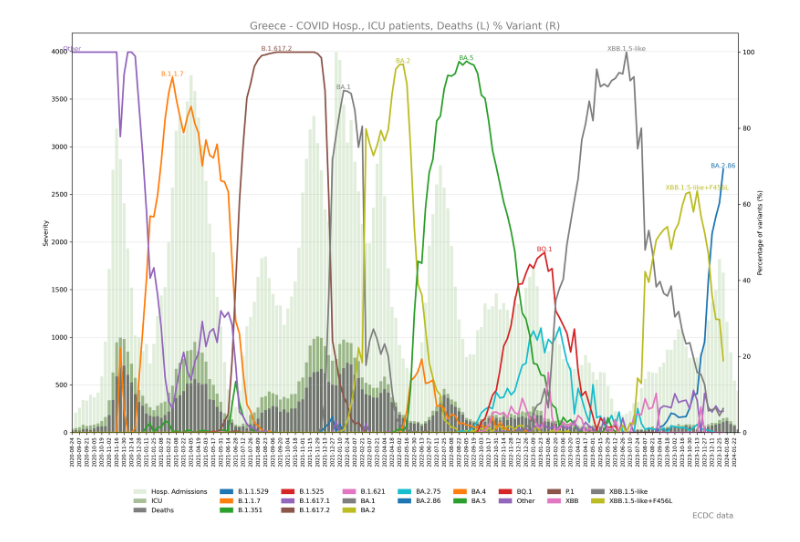
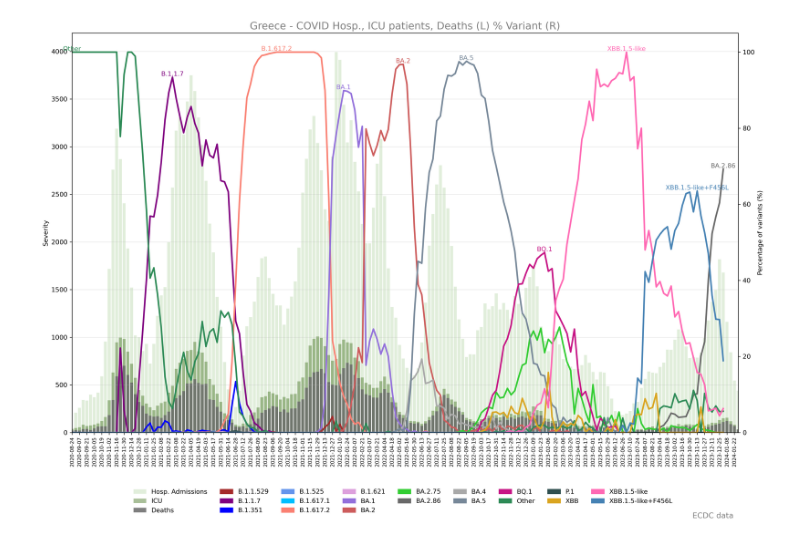
Before and after one commit to Sandbird/ecdc_parser, a Jupyter notebook: notebook.ipynb, the cells around one changed output. Cells and saved outputs as stored; diff of their text form; code cells hidden in the pictures.

```diff
--- a/notebook.ipynb
+++ b/notebook.ipynb
@@ -1,6 +1,7 @@
 # %%
 import pandas as pd
 import matplotlib.pyplot as plt
+import matplotlib.colors as mcolors
 import numpy as np
 import random
 
@@ -26,15 +27,36 @@ variants.index = pd.to_datetime(variants.index + '-1', format='%G-W%V-%u').map(l
 # Filter out data before '2020-09-20'
 variants = variants.loc['2020-08-20':]
 
-# Get the number of available colors in the tab10 colormap
-num_colors = len(plt.cm.tab10.colors)
+#-----------------------------------------------------------------------------------------
 
-# If the number of variants is less than the number of available colors, sample without replacement
-if len(variants.columns) <= num_colors:
-    variant_colors = random.sample(list(plt.cm.tab10.colors), len(variants.columns))
-# Otherwise, cycle through colors to ensure enough colors for all variants
-else:
-    variant_colors = [plt.cm.tab10.colors[i % num_colors] for i in range(len(variants.columns))]
+def is_bright(color, threshold=0.7):
+    # Calculate the luminance of the color
+    luminance = 0.2126 * color[0] + 0.7152 * color[1] + 0.0722 * color[2]
+    # Check if the luminance is above the threshold
+    return luminance > threshold
+
+def color_distance(color1, color2):
+    # Calculate Euclidean distance between two colors in RGB space
+    return np.linalg.norm(np.array(color1) - np.array(color2))
+
+def random_color_generator(num_colors, min_distance=0.2, seed=None):
+    if seed is not None:
+        random.seed(seed)
+    colors = []
+    available_colors = list(mcolors.CSS4_COLORS.keys())  # Use keys to get color names directly
+    while len(colors) < num_colors:
+        color_name = random.choice(available_colors)
+        color_rgb = mcolors.to_rgb(color_name)
+        if not is_bright(color_rgb):
+            # Check distance from other colors
+            if all(color_distance(color_rgb, mcolors.to_rgb(c)) > min_distance for c in colors):
+                colors.append(color_name)
+    return colors
+
+
+# Get the number of random colors using a seed
+num_colors = len(variants.columns)
+variant_colors = random_color_generator(num_colors, seed=1123)
 
 #-----------------------------------------------------------------------------------------
 
@@ -118,31 +140,31 @@ ax1.grid(axis='y', alpha=0.3, zorder=0)  # Adjust alpha for transparency and zor
 # Create a legend for variants below the x-axis
 variant_patches = []
 for i, (variant, color) in enumerate(zip(variants.columns, variant_colors)):
     variant_patches.append(plt.Rectangle((0, 0), 1, 1, color=color, label=variant))
 
 
 # Add a title above the chart
 plt.title(f'{country} - COVID Hosp., ICU patients, Deaths (L) % Variant (R)', loc='center', fontsize=16, fontname='DejaVu Sans', alpha=0.5)
 
 # Create a legend for variants and cases
 legend_handles = [cases_bar, icu_bar, deaths_bar] + variant_patches
 
 # Split variant patches into rows with a maximum of 9 items per row
 max_per_row = 9
 num_cols = min(max_per_row, len(variant_patches))
 # Create the legend with the appropriate number of columns
 legend = fig.legend(handles=legend_handles, loc='lower center', bbox_to_anchor=(0.5, -0.1), ncol=num_cols, frameon=False)
 
 # Add text at the bottom right corner
 fig.text(0.95, -0.1, 'ECDC data', ha='right', va='bottom', fontsize=12, color='gray')
 
 
 # Adjust legend position
 legend.get_frame().set_linewidth(0.0)
 plt.subplots_adjust(bottom=0.1)  # Adjust bottom parameter to leave space for the legend
 
 # Adjust layout to accommodate legend
 plt.tight_layout()
 plt.show()
 # %% [output]
-[figure, old version]
+[figure, new version]
```
